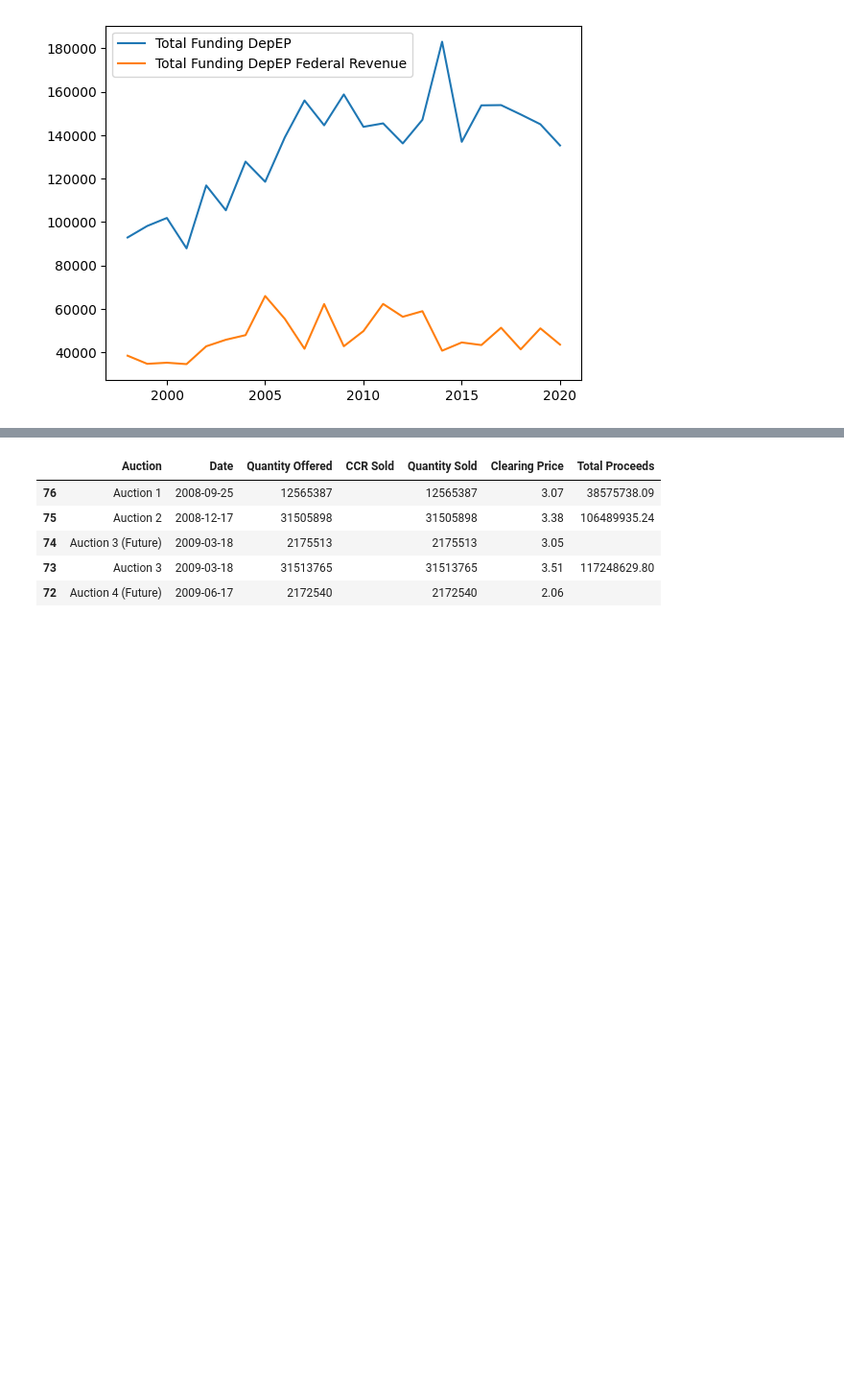
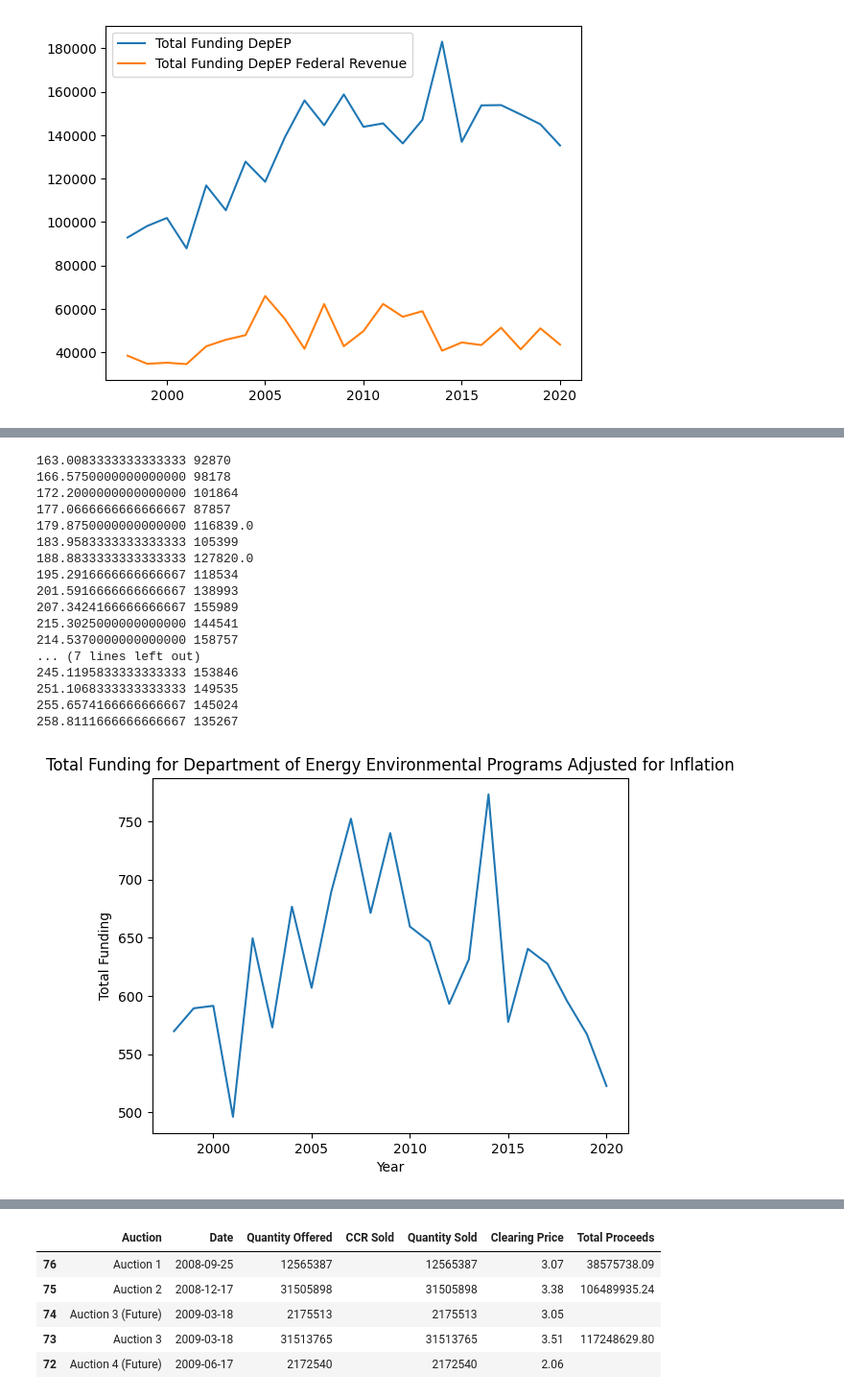
Before and after one commit to Rutgers-Economics-Labs/CleanEnergyFundingF24, a Jupyter notebook: analyze.ipynb, the cells around one changed output, grey strips where cells are left out. Shown: that part at 96% size. Cells and saved outputs as stored; diff of their text form; code cells hidden in the pictures; blank space fills up the shorter version.

```diff
--- a/analyze.ipynb
+++ b/analyze.ipynb
@@ -151,0 +209,37 @@ pd.concat(
+# %%
+# using FRED API inflation adjust the data
+inflation = pd.read_csv('data/inflation/CPIAUCNS.csv')
+
+sums_DepEPInflation = {}
+# adjust the data
+for year in sums_DepEP:
+    # get the inflation index for the year
+    inflation_index = inflation[inflation['DATE'].str.contains(str(year))]['CPIAUCNS'].values[0]
+    print(inflation_index, sums_DepEP[year])
+    sums_DepEPInflation[year] = sums_DepEP[year] / float(inflation_index)
+
+# graph the data
+plt.plot(sums_DepEPInflation.keys(), sums_DepEPInflation.values())
+plt.title('Total Funding for Department of Energy Environmental Programs Adjusted for Inflation')
+plt.xlabel('Year')
+plt.ylabel('Total Funding')
+plt.show()
+# %% [output]
+163.0083333333333333 92870
+166.5750000000000000 98178
+172.2000000000000000 101864
+177.0666666666666667 87857
+179.8750000000000000 116839.0
+183.9583333333333333 105399
+188.8833333333333333 127820.0
+195.2916666666666667 118534
+201.5916666666666667 138993
+207.3424166666666667 155989
+215.3025000000000000 144541
+214.5370000000000000 158757
+... (7 lines left out)
+245.1195833333333333 153846
+251.1068333333333333 149535
+255.6574166666666667 145024
+258.8111666666666667 135267
+[figure, added]
```
Also changed, not shown: parts of 11 cells of this notebook, 2 other files.
